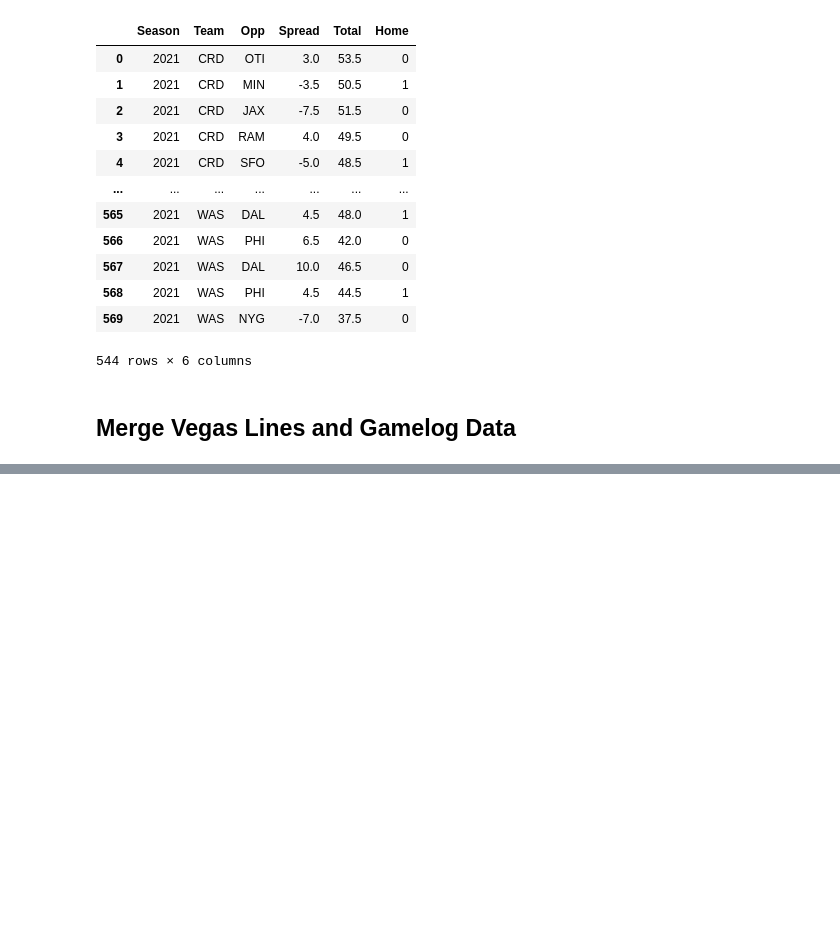
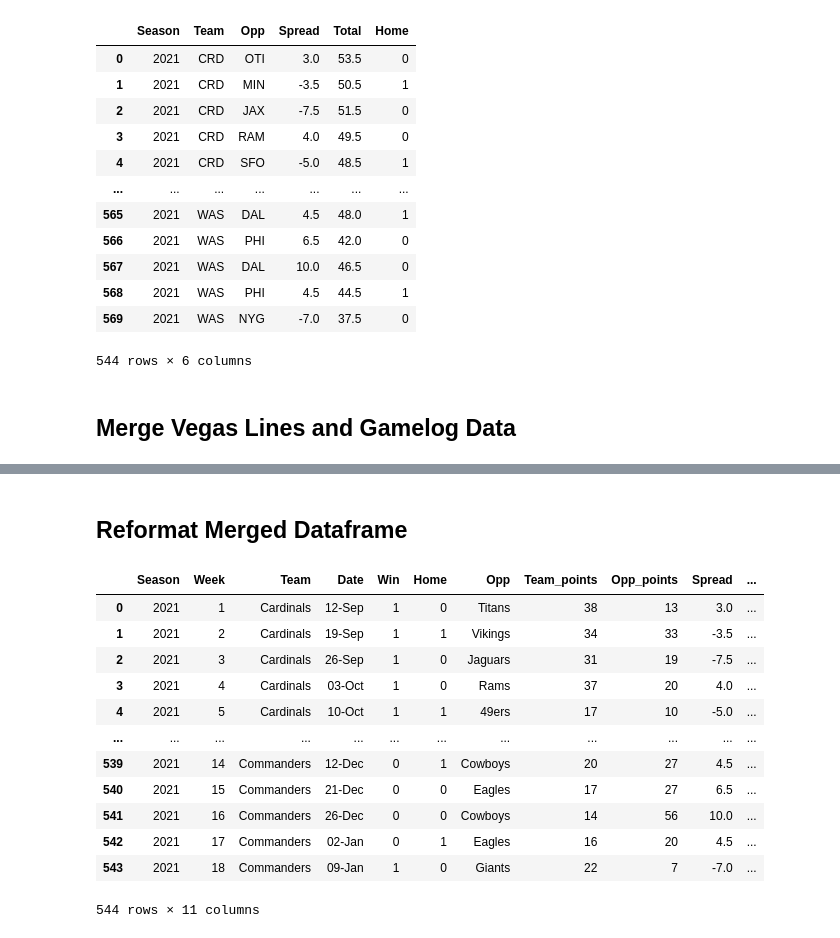
Before and after one commit to JamieYau/nfl-model, a Jupyter notebook: notebooks/data_scraping.ipynb, the cells around one changed output, grey strips where cells are left out. Saved outputs shown, nothing was run; the diff lists cells and outputs as text; code cells hidden in the pictures; blank space fills up the shorter version.

```diff
--- a/notebooks/data_scraping.ipynb
+++ b/notebooks/data_scraping.ipynb
@@ -345,0 +343,36 @@ with pd.option_context("display.max_colwidth", None, "display.max_columns", None
+# %% [markdown]
+## Reformat Merged Dataframe
+# %%
+# Create clean version of merged dataframe
+merged_clean_df = merged_df.copy()
+
+# Change 'Team' column to use team names instead of abbreviations
+reverse_current_dict = {v: k for k, v in current_team_dict.items()}
+merged_clean_df["Team"] = (
+    merged_clean_df["Team"].map(reverse_current_dict).str.split().str[-1]
+)
+merged_clean_df["Opp"] = (
+    merged_clean_df["Opp"].map(reverse_current_dict).str.split().str[-1]
+)
+
+# Reformat 'Date' column to datetime
+merged_clean_df["Date"] = pd.to_datetime(
+    merged_clean_df["Date"], format="%B %d"
+).dt.strftime("%d-%b")
+
+with pd.option_context("display.max_colwidth", None, "display.max_columns", None):
+    display(merged_clean_df)
+# %% [output]
+|  | Season | Week | Team | Date | Win | Home | Opp | Team_points | Opp_points | Spread | ... |
+| 0 | 2021 | 1 | Cardinals | 12-Sep | 1 | 0 | Titans | 38 | 13 | 3.0 | ... |
+| 1 | 2021 | 2 | Cardinals | 19-Sep | 1 | 1 | Vikings | 34 | 33 | -3.5 | ... |
+| 2 | 2021 | 3 | Cardinals | 26-Sep | 1 | 0 | Jaguars | 31 | 19 | -7.5 | ... |
+| 3 | 2021 | 4 | Cardinals | 03-Oct | 1 | 0 | Rams | 37 | 20 | 4.0 | ... |
+| 4 | 2021 | 5 | Cardinals | 10-Oct | 1 | 1 | 49ers | 17 | 10 | -5.0 | ... |
+| ... | ... | ... | ... | ... | ... | ... | ... | ... | ... | ... | ... |
+| 539 | 2021 | 14 | Commanders | 12-Dec | 0 | 1 | Cowboys | 20 | 27 | 4.5 | ... |
+| 540 | 2021 | 15 | Commanders | 21-Dec | 0 | 0 | Eagles | 17 | 27 | 6.5 | ... |
+| 541 | 2021 | 16 | Commanders | 26-Dec | 0 | 0 | Cowboys | 14 | 56 | 10.0 | ... |
+| 542 | 2021 | 17 | Commanders | 02-Jan | 0 | 1 | Eagles | 16 | 20 | 4.5 | ... |
+| 543 | 2021 | 18 | Commanders | 09-Jan | 1 | 0 | Giants | 22 | 7 | -7.0 | ... |
+544 rows × 11 columns
```
Also changed, not shown: parts of 4 cells of this notebook, 1 other file.
